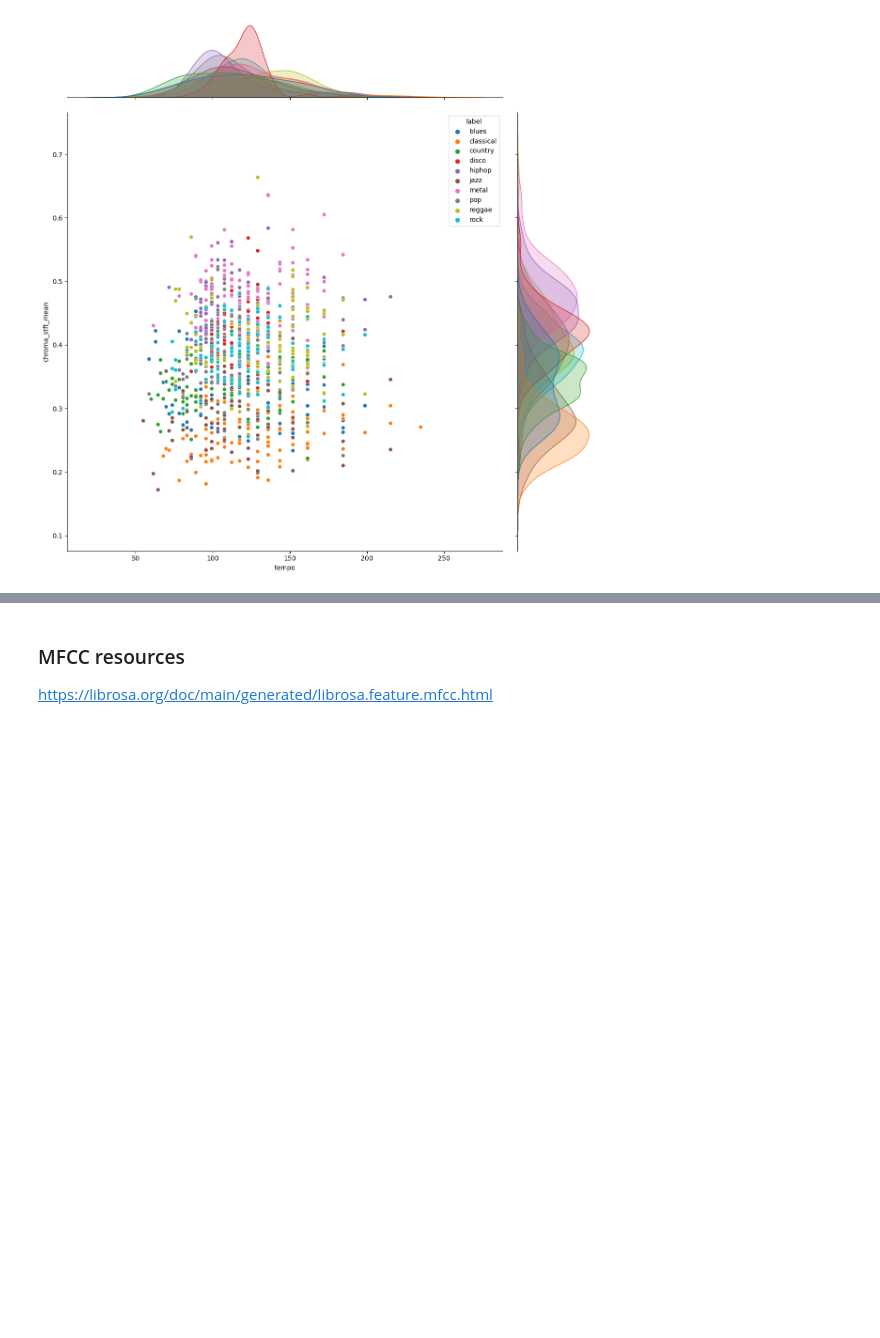
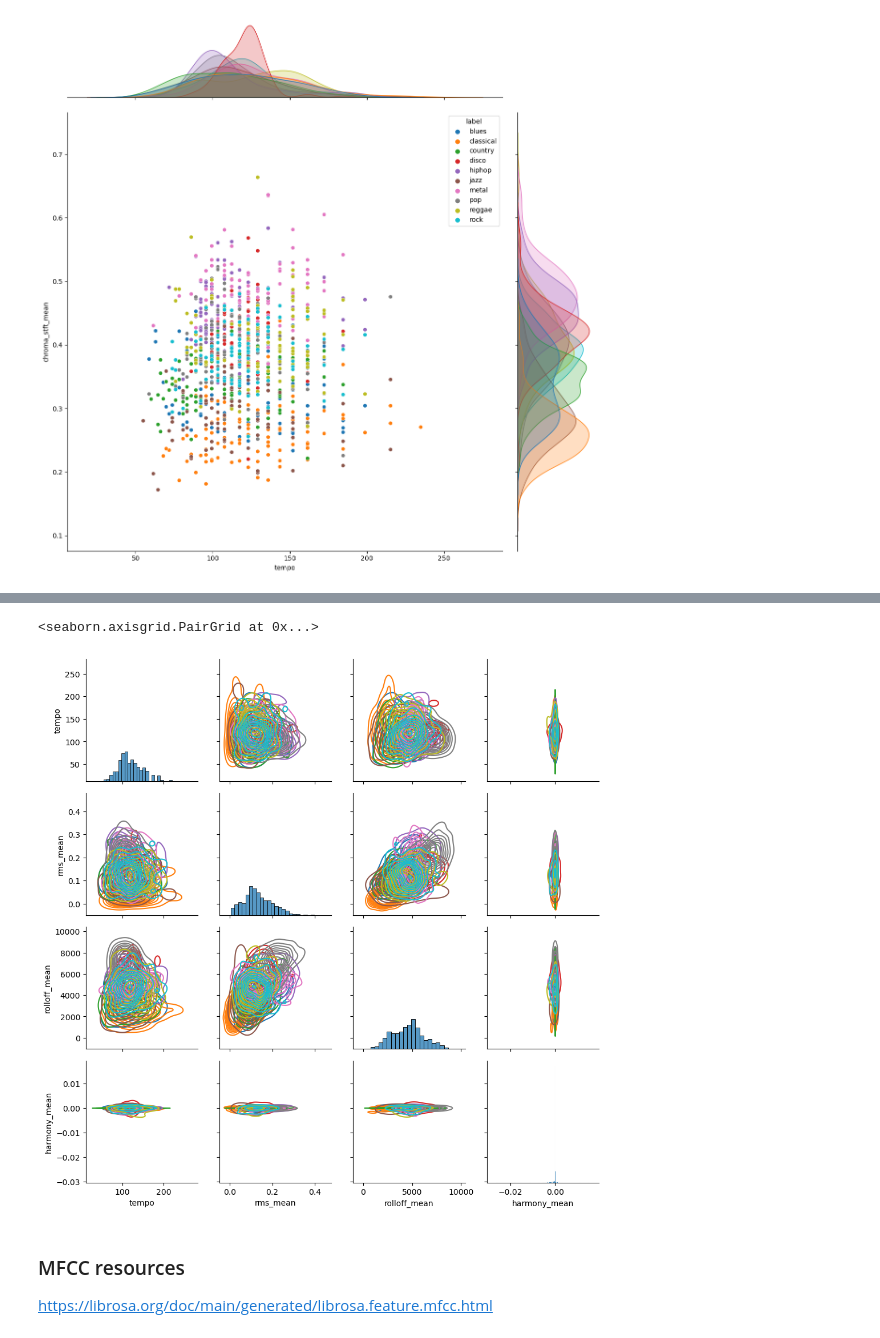
Before and after one commit to COGS118A/Group007-SP23, a Jupyter notebook: Checkpoint_Group007-SP23.ipynb, the cells around one changed output, grey strips where cells are left out. Drawn from its saved outputs; the diff is of its cells as text; code cells hidden in the pictures; blank space fills up the shorter version.

Commit message:
multi variables

```diff
--- a/Checkpoint_Group007-SP23.ipynb
+++ b/Checkpoint_Group007-SP23.ipynb
@@ -152,3 +153,11 @@ g.map_diag(sns.kdeplot)
+# %%
+variables = ["tempo", "rms_mean", "rolloff_mean", "harmony_mean"]
+graph = sns.PairGrid(df_raw, hue='label', vars=variables)
+graph.map_diag(sns.histplot, hue=None)
+graph.map_offdiag(sns.kdeplot)
+# %% [output]
+<seaborn.axisgrid.PairGrid at 0x...>
+[figure, added]
 # %% [markdown]
 ### MFCC resources
 https://librosa.org/doc/main/generated/librosa.feature.mfcc.html
```
Also changed, not shown: parts of 3 cells of this notebook.
